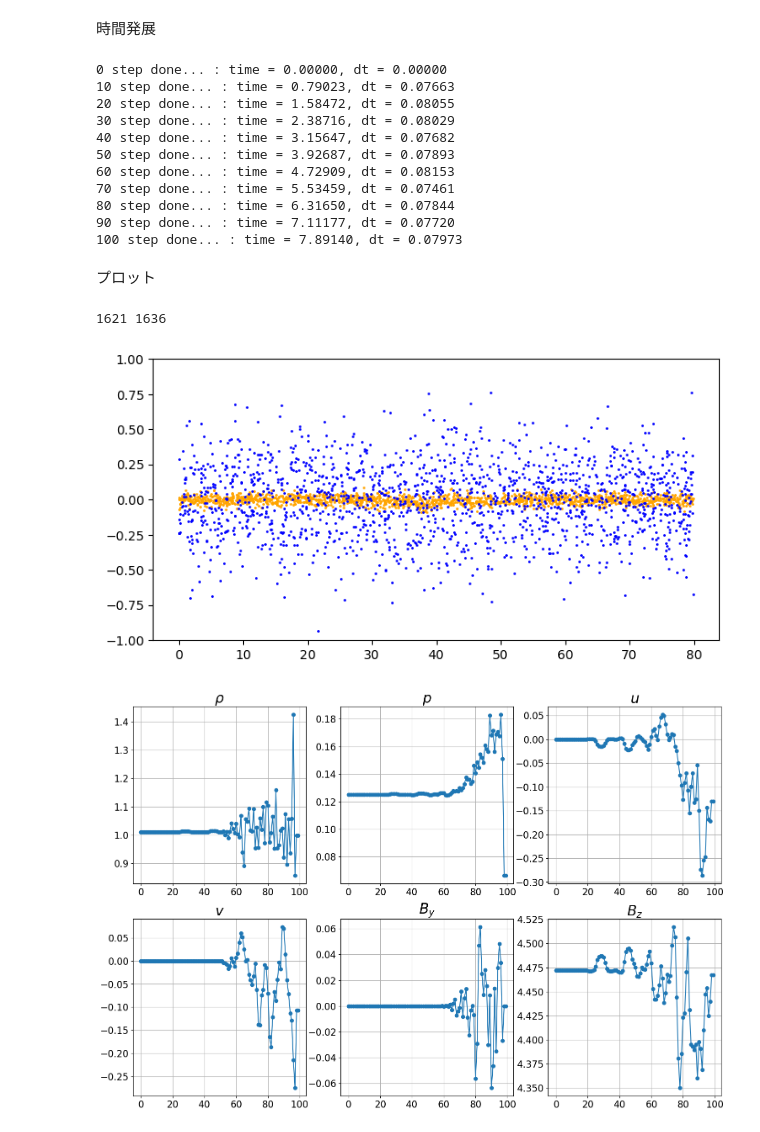
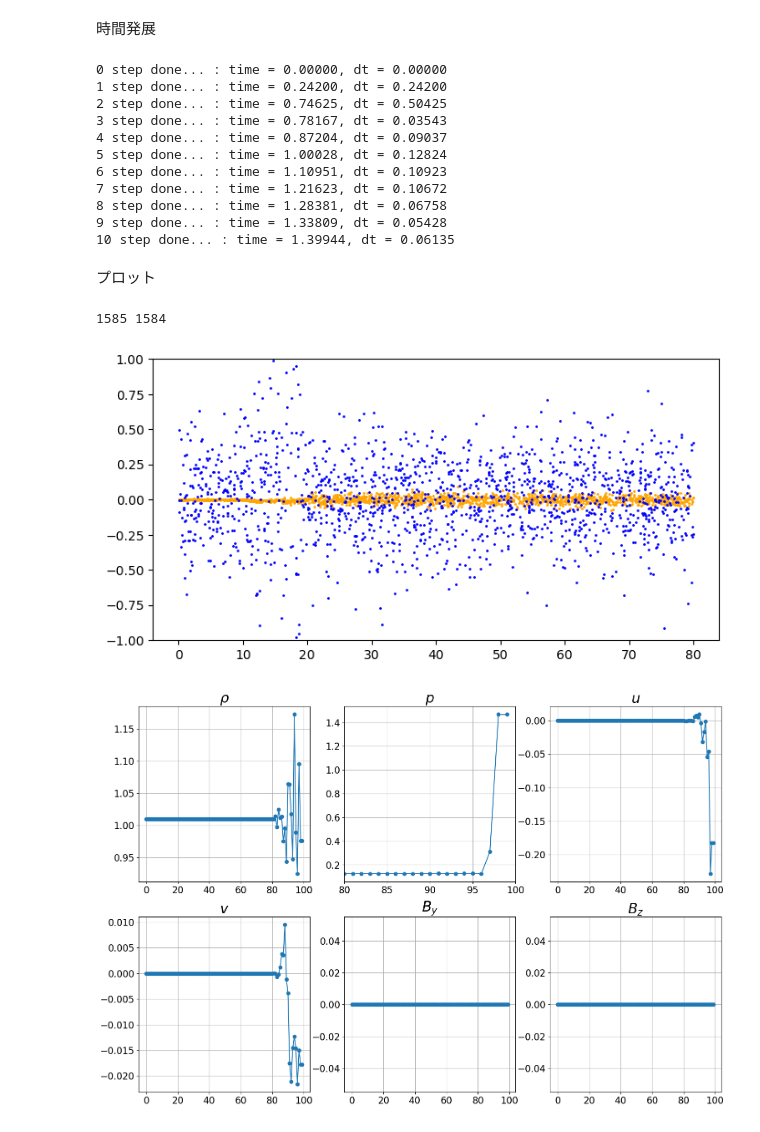
Before and after one commit to keita-akutagawa/MHD-PIC, a Jupyter notebook: 1D/Alfven_MHD-PIC.ipynb, the cells around one changed output. Drawn from its saved outputs; the diff is of its cells as text; code cells hidden in the pictures.

```diff
--- a/1D/Alfven_MHD-PIC.ipynb
+++ b/1D/Alfven_MHD-PIC.ipynb
@@ -919,12 +919,12 @@ index_interface_pic_end = 50
 #STEP1:PICとMHDの時間を合わせる
 #以下、t1からt2に時間発展させるとする
 #ただし、t2 = t1 + dt_mhdとする
-steps = 100
+steps = 10
 time = 0.0
 for step in range(steps+1):
 
     # save
-    if (step % 10 == 0):
+    if (step % 1 == 0):
         print(f"{step} step done... : time = {time:.5f}, dt = {dt_mhd:.5f}")
         np.save(f'./results_MH_alfven/x_ion_{step}.npy', x_pic_ion)
         np.save(f'./results_MH_alfven/x_electron_{step}.npy', x_pic_electron)
@@ -1133,23 +1133,23 @@ for step in range(steps+1):
             )
 # %% [output]
 0 step done... : time = 0.00000, dt = 0.00000
-10 step done... : time = 0.79023, dt = 0.07663
-20 step done... : time = 1.58472, dt = 0.08055
-30 step done... : time = 2.38716, dt = 0.08029
-40 step done... : time = 3.15647, dt = 0.07682
-50 step done... : time = 3.92687, dt = 0.07893
-60 step done... : time = 4.72909, dt = 0.08153
-70 step done... : time = 5.53459, dt = 0.07461
-80 step done... : time = 6.31650, dt = 0.07844
-90 step done... : time = 7.11177, dt = 0.07720
-100 step done... : time = 7.89140, dt = 0.07973
+1 step done... : time = 0.24200, dt = 0.24200
+2 step done... : time = 0.74625, dt = 0.50425
+3 step done... : time = 0.78167, dt = 0.03543
+4 step done... : time = 0.87204, dt = 0.09037
+5 step done... : time = 1.00028, dt = 0.12824
+6 step done... : time = 1.10951, dt = 0.10923
+7 step done... : time = 1.21623, dt = 0.10672
+8 step done... : time = 1.28381, dt = 0.06758
+9 step done... : time = 1.33809, dt = 0.05428
+10 step done... : time = 1.39944, dt = 0.06135
 # %% [markdown]
 プロット
 # %%
 fig = plt.figure(figsize=(8, 4))
 ax1 = fig.add_subplot(111)
 
-k = 100
+k = 3
 x_ion = np.load(f"results_MH_alfven/x_ion_{k}.npy")
 x_electron = np.load(f"results_MH_alfven/x_electron_{k}.npy")
 v_ion = np.load(f"results_MH_alfven/v_ion_{k}.npy")
@@ -1161,6 +1161,6 @@ plt.ylim(-1, 1)
 #plt.xlim(30, 70)
 print(x_ion.shape[1], x_electron.shape[1])
 # %% [output]
-1621 1636
+1585 1584
-[figure, old version]
+[figure, new version]
 # %%
@@ -1188,34 +1188,35 @@ e = U[7, :]
 p = (gamma_mhd-1) * (e - rho*(u**2+v**2+w**2)/2 - (Bx**2+By**2+Bz**2)/2)
 
 ax1.plot(x_coordinate_mhd, rho, marker='o')
 ax2.plot(x_coordinate_mhd, p, marker='o')
 ax3.plot(x_coordinate_mhd, u, marker='o')
 ax4.plot(x_coordinate_mhd, v, marker='o')
 ax5.plot(x_coordinate_mhd, By, marker='o')
 ax6.plot(x_coordinate_mhd, Bz, marker='o')
 
 ax1.set_title(r"$\rho$", fontsize=24)
 ax2.set_title(r"$p$", fontsize=24)
 ax3.set_title(r"$u$", fontsize=24)
 ax4.set_title(r"$v$", fontsize=24)
 ax5.set_title(r"$B_y$", fontsize=24)
 ax6.set_title(r"$B_z$", fontsize=24)
 ax1.tick_params(labelsize=16)
 ax2.tick_params(labelsize=16)
 ax3.tick_params(labelsize=16)
 ax4.tick_params(labelsize=16)
 ax5.tick_params(labelsize=16)
 ax6.tick_params(labelsize=16)
 ax1.grid()
 ax2.grid()
 ax3.grid()
 ax4.grid()
 ax5.grid()
 ax6.grid()
+ax2.set_xlim(80, 100)
 
 plt.show()
 # %% [output]
-[figure, old version]
+[figure, new version]
 # %%
 fig = plt.figure(figsize=(18, 12))
 ax1 = fig.add_subplot(231)
```
Also changed, not shown: parts of 7 cells of this notebook.
